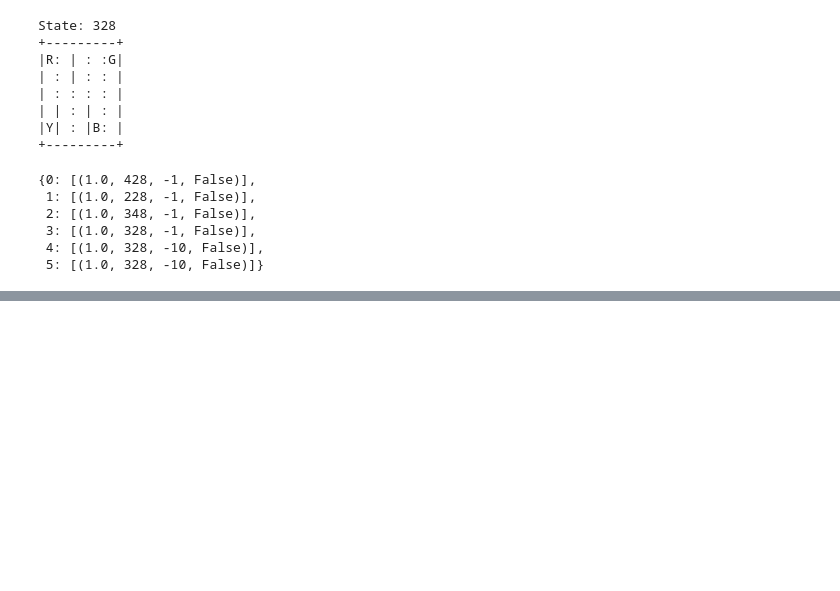
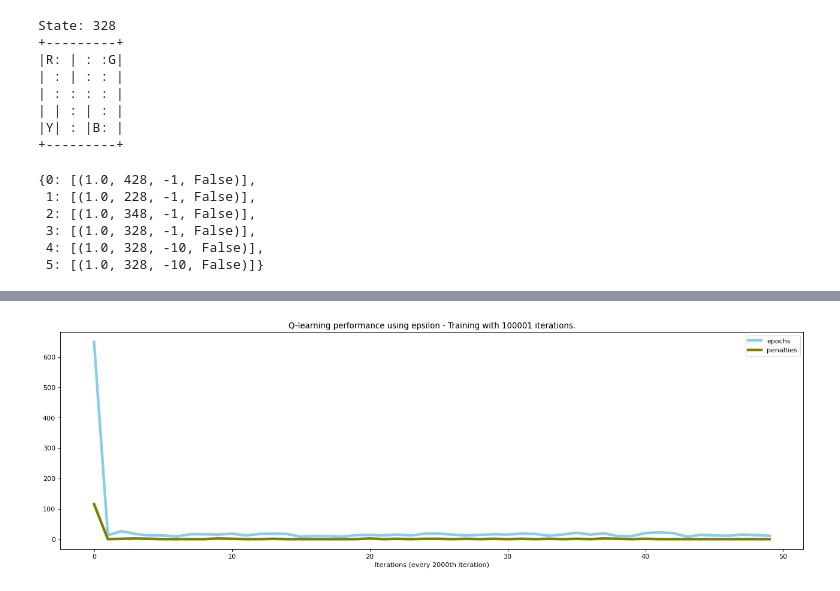
Before and after one commit to BAGLAT/Reinforcement-Learning-Artifical-Intelligence, a Jupyter notebook: AIDemo/gymdemo.ipynb, the cells around one changed output, grey strips where cells are left out. Cells and saved outputs as stored; diff of their text form; code cells hidden in the pictures; blank space fills up the shorter version.

Commit message:
Added scaled graphs, changed plotting function

```diff
--- a/AIDemo/gymdemo.ipynb
+++ b/AIDemo/gymdemo.ipynb
@@ -163,22 +169,26 @@ from IPython.display import clear_output
 alpha = 0.1
 gamma = 0.6
 epsilon = 0.1
-
+iterations = 100001
 # For plotting metrics
 all_epochs = []
 all_penalties = []
 q_learning_performance_matrix = []
-for i in range(1, 100001):
+for i in range(1, iterations):
     state = env.reset()
 
     epochs, penalties, reward, = 0, 0, 0
     done = False
 
     while not done:
+
         if random.uniform(0, 1) < epsilon:
             action = env.action_space.sample() # Explore action space
         else:
             action = np.argmax(q_table[state]) # Exploit learned values
+
+        #action = env.action_space.sample() # Explore action space
+        #action = np.argmax(q_table[state]) # Exploit learned values
 
         next_state, reward, done, info = env.step(action)
 
@@ -207,3 +217,11 @@ Wall time: 47.5 s
+# %%
+title1 = f"Q-learning performance using epsilon - Training with {iterations} iterations."
+title2 = f"Q-learning performance with only picking actions from learned q-table - Training with {iterations} iterations."
+title3 = f"Q-learning performance without picking actions from learned q-table - Training with {iterations} iterations."
+interval=2000
+plot_performance(title1,q_learning_performance_matrix,xlabel=f"Iterations (every {interval}th iteration)",interval=interval,save='epsilon-learning.png')
+# %% [output]
+[figure, added]
 # %%
 episodes=100
 performance_matrix_b,frames_b=brute_force(episodes)
```
Also changed, not shown: parts of 11 cells of this notebook, 5 other files.
